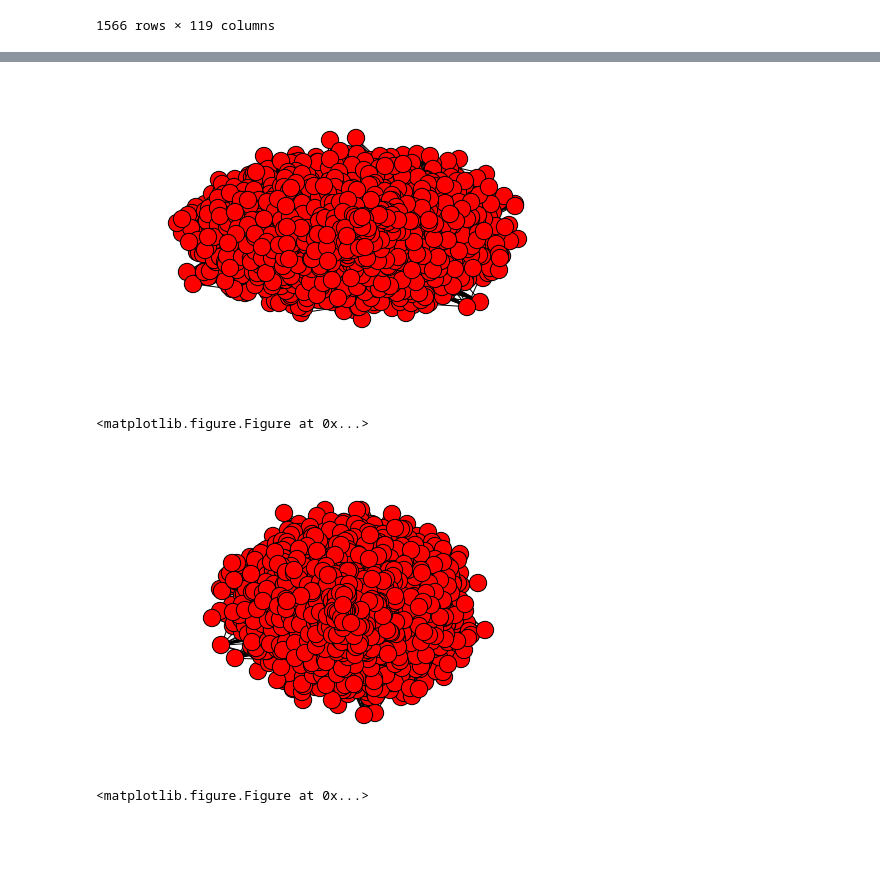
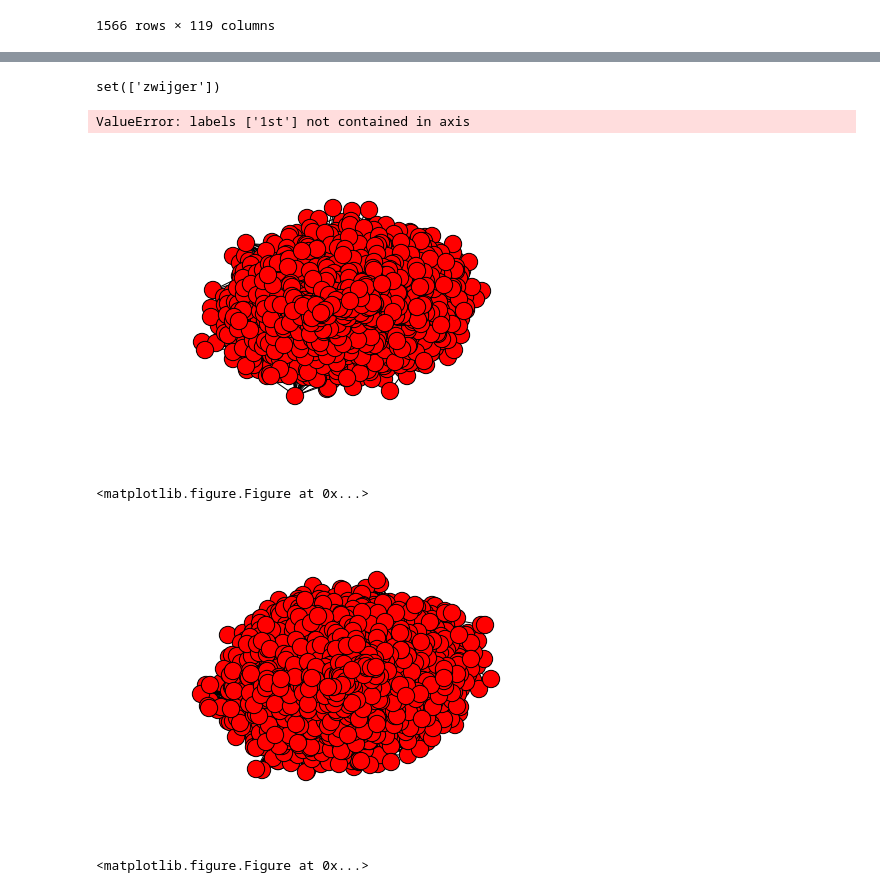
Before and after one commit to ndevisscher/Scriptie, a Jupyter notebook: Code.ipynb, the cells around one changed output, grey strips where cells are left out. Saved outputs shown, nothing was run; the diff lists cells and outputs as text; code cells hidden in the pictures; blank space fills up the shorter version.

```diff
--- a/Code.ipynb
+++ b/Code.ipynb
@@ -60,9 +62,3 @@ def getData(parsedcorpus):
     return wordsPerPara
 
 data = {k:getData(parsedtroonredes[k]) for k in parsedtroonredes}
-# %%
-for paragraph in data['2009']:
-    iets = []
-    for word in paragraph:
-        iets.append(word.string)
-    print iets
@@ -319,17 +316,31 @@ trimmedLocations = totalCollocations
+# %%
+index = list(totalCollocations.index.values)
+columns = list(totalCollocations.columns.values)
+print set(columns)-set(index)
+# %% [output]
+set(['zwijger'])
+# %%
+kept = trimmedLocations.loc[trimmedLocations.sum(axis=1) > 50].index.values
+dropped = trimmedLocations.loc[trimmedLocations.sum(axis=1) < 51].index.values
+trimmedLocations.drop(dropped,axis=1,inplace=True)
+trimmedLocations = trimmedLocations.loc[kept]
+# %% [output]
+ValueError: labels ['1st'] not contained in axis
 # %%
+'''Creëeren van een undirected networkx graph vanuit de matrix van alle collocaties'''
 graph = nx.from_numpy_matrix(totalCollocations.values)
-nx.draw(graph)
+drawing = nx.draw(graph)
 plt.figure(figsize=(80,50))
 plt.show()
 # %% [output]
-[figure, old version]
+[figure, new version]
 <matplotlib.figure.Figure at 0x...>
 # %%
 nx.draw(graph)
-plt.figure(figsize=(300,180))
+plt.figure(figsize=(700,600))
 plt.show()
 # %% [output]
-[figure, old version]
+[figure, new version]
 <matplotlib.figure.Figure at 0x...>
 # %%
 for x in itertools.combinations(data["2009"][0],2):
```
Also changed, not shown: parts of 13 cells of this notebook.
